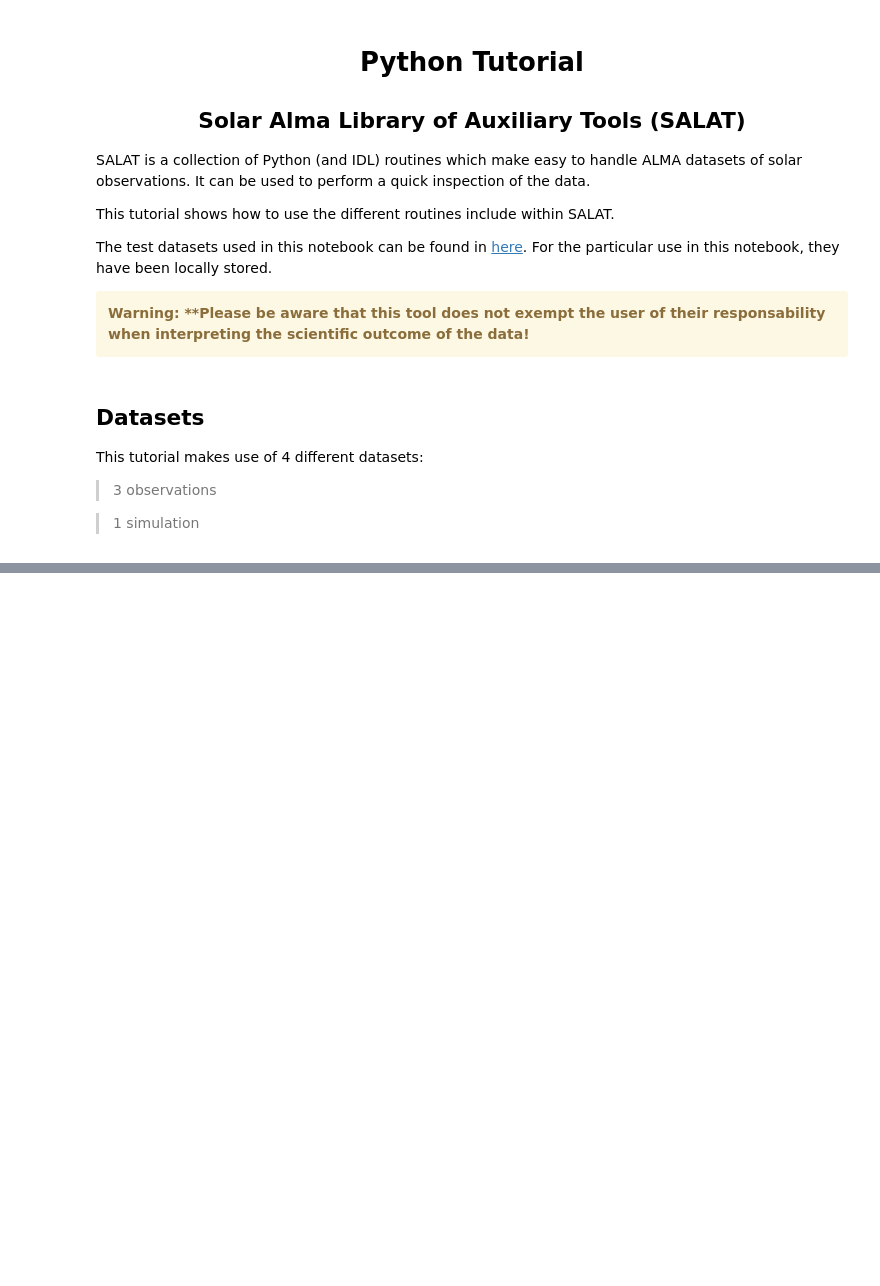
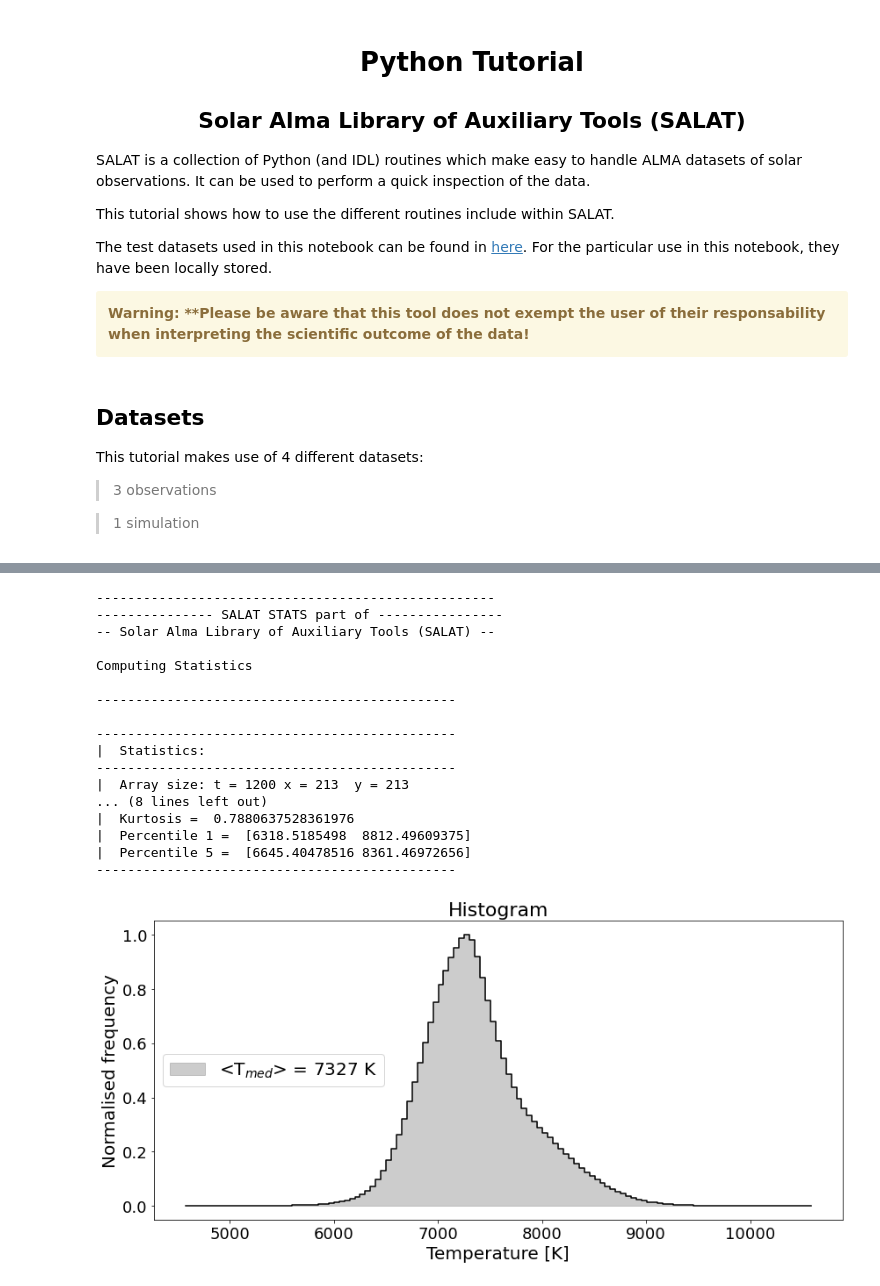
Before and after one commit to SolarAlma/SALAT, a Jupyter notebook: Python/SALAT_python_tutorial.ipynb, the cells around one changed output, grey strips where cells are left out. Drawn from its saved outputs; the diff is of its cells as text; code cells hidden in the pictures; blank space fills up the shorter version.

```diff
--- a/Python/SALAT_python_tutorial.ipynb
+++ b/Python/SALAT_python_tutorial.ipynb
@@ -80,0 +47,3 @@ datastats = sst.salat_stats(almacube1,Histogram=True,)
+# %%
+#FITS cube is loaded and all possible variables are returned
+almacube1,header1,timesec1,timeutc1,beammajor1,beamminor1,beamangle1 = salat.salat_read(file1,timeout=True,beamout=True,HEADER=True,SILENT=False)
@@ -80,0 +124,21 @@ datastats = sst.salat_stats(almacube1,Histogram=True,)
+# %%
+stats = salat.salat_stats(almadata=almacube1,Histogram=True,SILENT=False)
+# %% [output]
+---------------------------------------------------
+--------------- SALAT STATS part of ----------------
+-- Solar Alma Library of Auxiliary Tools (SALAT) --
+
+Computing Statistics
+
+----------------------------------------------
+
+----------------------------------------------
+|  Statistics:
+----------------------------------------------
+|  Array size: t = 1200 x = 213  y = 213
+... (8 lines left out)
+|  Kurtosis =  0.7880637528361976
+|  Percentile 1 =  [6318.5185498  8812.49609375]
+|  Percentile 5 =  [6645.40478516 8361.46972656]
+----------------------------------------------
+[figure, added]
```
Also changed, not shown: parts of 40 cells of this notebook, 4 other files.
